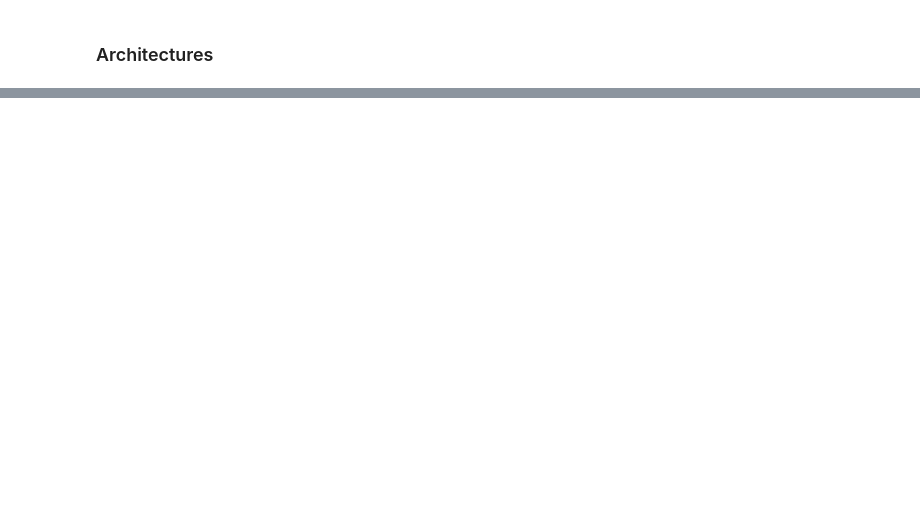
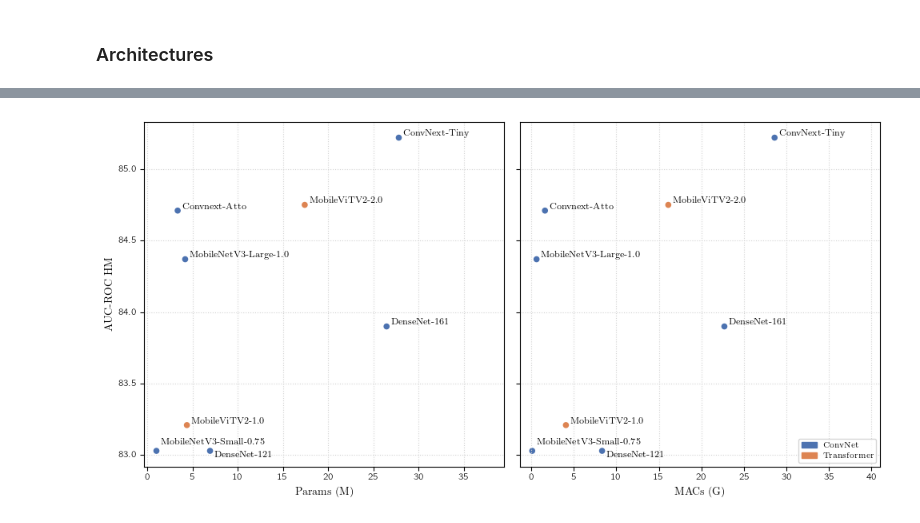
Before and after one commit to bereml/Meta-CXR-dev, a Jupyter notebook: notes/paper.ipynb, the cells around one changed output, grey strips where cells are left out. Saved outputs shown, nothing was run; the diff lists cells and outputs as text; code cells hidden in the pictures; blank space fills up the shorter version.

```diff
--- a/notes/paper.ipynb
+++ b/notes/paper.ipynb
@@ -135,0 +614,66 @@ Figure(640x480)
+# %%
+def generate_arch_plot(df: pd.DataFrame):
+
+    df = df.copy()
+    df['Unseen'] = df['Unseen'].str[:5].astype(float)
+    df['Seen'] = df['Seen'].str[:5].astype(float)
+    df['HM'] = df['HM'].str[:5].astype(float)
+
+    fig, (ax0, ax1) = plt.subplots(1, 2, figsize=(10, 5))
+    ax0: Axes = ax0
+    ax1: Axes = ax1
+
+    cp_color = {'conv': color_palette[0], 'tsfm': color_palette[1]}
+    colors = [cp_color[cp] for cp in df['CP']]
+    # _color = color[:len(df)]
+
+    df.plot.scatter('Params', 'HM', ax=ax0, c=colors)
+    df.plot.scatter('MACs', 'HM', ax=ax1, c=colors)
+
+    for x, y, arch in zip(df['Params'], df['HM'], df['Arch']):
+        if arch == 'MobileNetV3-Small-0.75':
+            ax0.text(x+0.5, y+0.03, f'{arch}', ha='left', va='bottom', fontsize='small')
+        elif arch == 'DenseNet-121':
+            ax0.text(x+0.5, y, f'{arch}', ha='left', va='top', fontsize='small')
+        else:
+            ax0.text(x+0.5, y, f'{arch}', ha='left', va='bottom', fontsize='small')
+
+    xmin, xmax = ax0.get_xlim()
+    ax0.set_xlim(xmin, xmax + 0.35 * (xmax - xmin))
+    ax0.tick_params(axis='both', which='major', labelsize='small', )
+
+    for x, y, arch in zip(df['MACs'], df['HM'], df['Arch']):
+        if arch == 'MobileNetV3-Small-0.75':
+            ax1.text(x+0.5, y+0.03, f'{arch}', ha='left', va='bottom', fontsize='small')
+        elif arch == 'DenseNet-121':
+            ax1.text(x+0.5, y, f'{arch}', ha='left', va='top', fontsize='small')
+        else:
+            ax1.text(x+0.5, y, f'{arch}', ha='left', va='bottom', fontsize='small')
+
+    xmin, xmax = ax1.get_xlim()
+    ax1.set_xlim(xmin, xmax + 0.35 * (xmax - xmin))
+    ax1.tick_params(axis='both', which='major', labelsize='small')
+
+    ax0.set_ylabel('AUC-ROC HM')
+    ax0.set_xlabel('Params (M)')
+    ax1.set_xlabel('MACs (G)')
+    ax1.set_yticklabels([])
+    ax1.yaxis.label.set_visible(False)
+
+    conv_patch = mpatches.Patch(color=cp_color['conv'], label='ConvNet')
+    tsfm_patch = mpatches.Patch(color=cp_color['tsfm'], label='Transformer')
+    ax1.legend(handles=[conv_patch, tsfm_patch], loc='lower right')
+
+    # plt.xticks(fontsize='small')
+    # plt.yticks(fontsize='small')
+
+    ax0.grid()
+    ax1.grid()
+
+    plt.tight_layout()
+    plt.savefig(join(plots_dir, "params-macs.pdf"))
+    plt.show()
+
+generate_arch_plot(arch_df)
+# %% [output]
+[figure, added]
```
Also changed, not shown: parts of 16 cells of this notebook, 13 other files.
